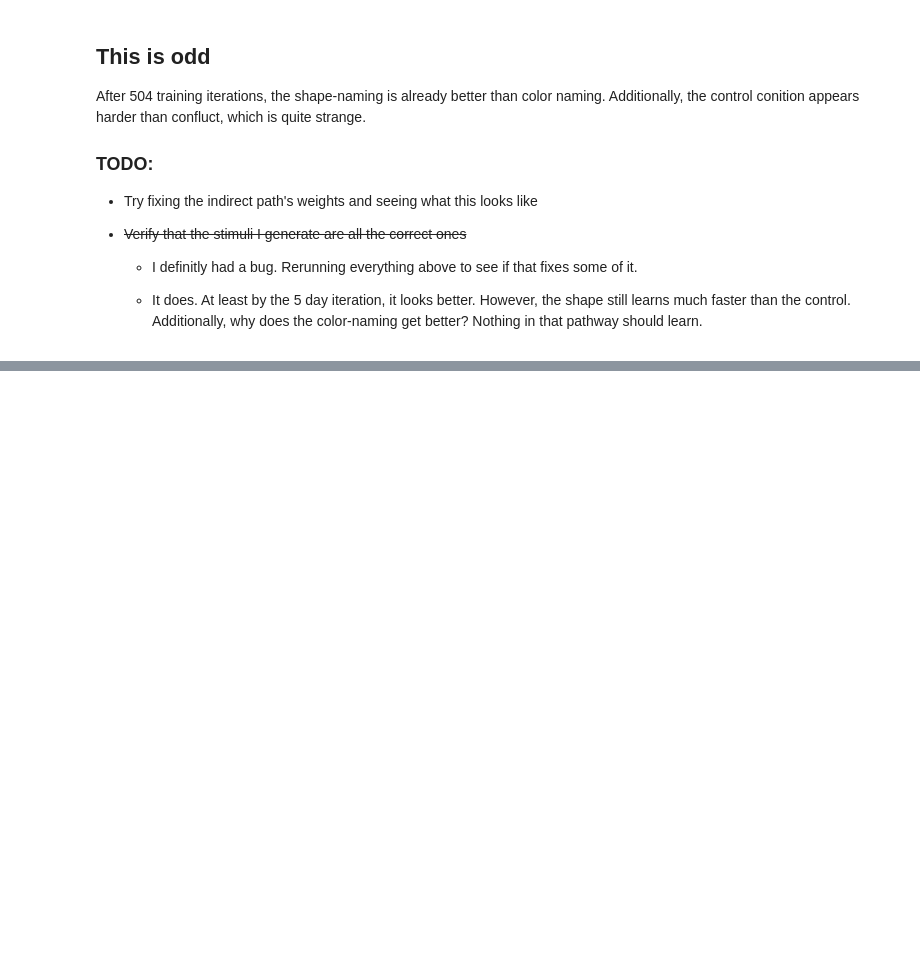
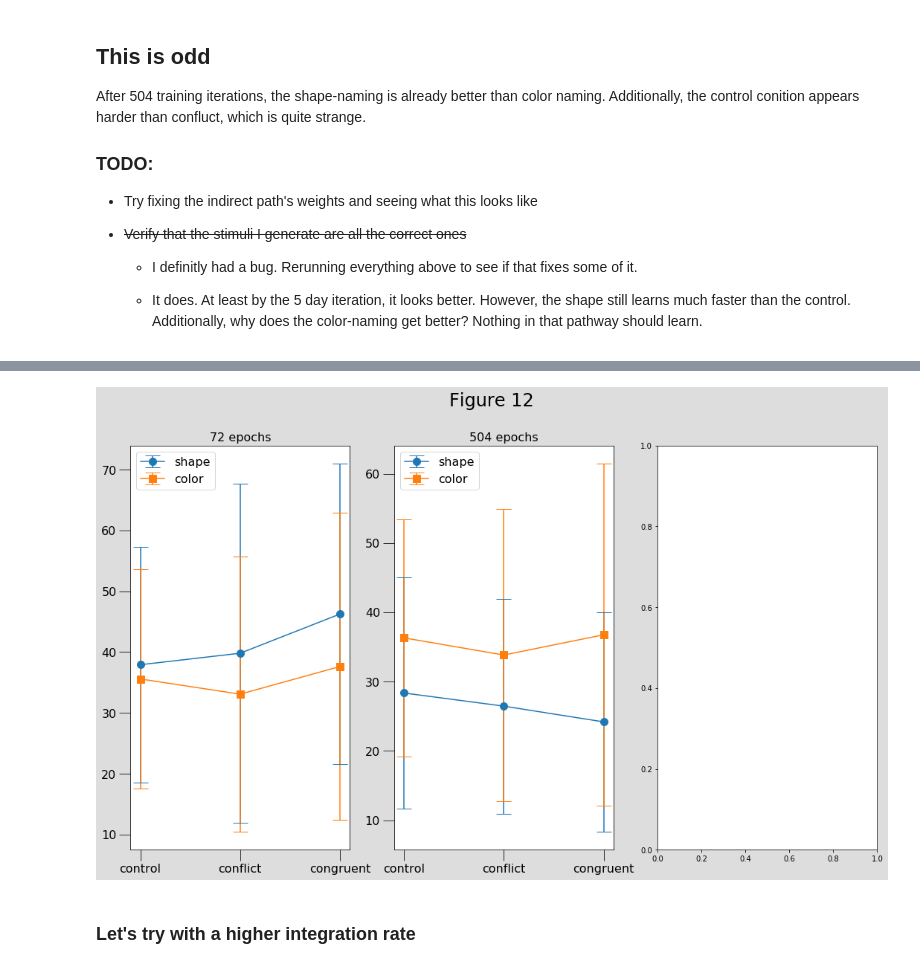
Before and after one commit to guydav/multitasking-modeling, a Jupyter notebook: plotting_shape_naming.ipynb, the cells around one changed output, grey strips where cells are left out. Saved outputs shown, nothing was run; the diff lists cells and outputs as text; code cells hidden in the pictures; blank space fills up the shorter version.

```diff
--- a/plotting_shape_naming.ipynb
+++ b/plotting_shape_naming.ipynb
@@ -116,0 +163,11 @@ After 504 training iterations, the shape-naming is already better than color nam
+# %%
+for i in range(4):
+    fixed_indirect_low_noise_model.train()
+# %%
+fixed_indirect_five_day_test_results = fixed_indirect_low_noise_model.test()
+# %%
+plot_by_condition(fixed_indirect_first_test_results, fixed_indirect_five_day_test_results)
+# %% [output]
+[figure, added]
+# %% [markdown]
+### Let's try with a higher integration rate
```
Also changed, not shown: parts of 36 cells of this notebook.
